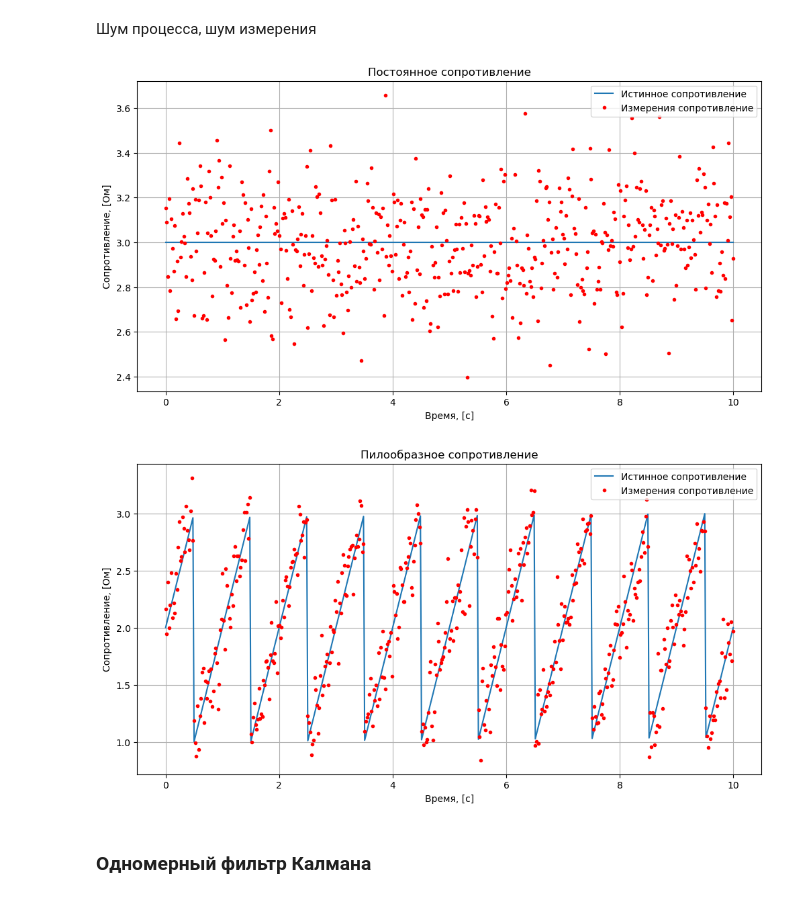
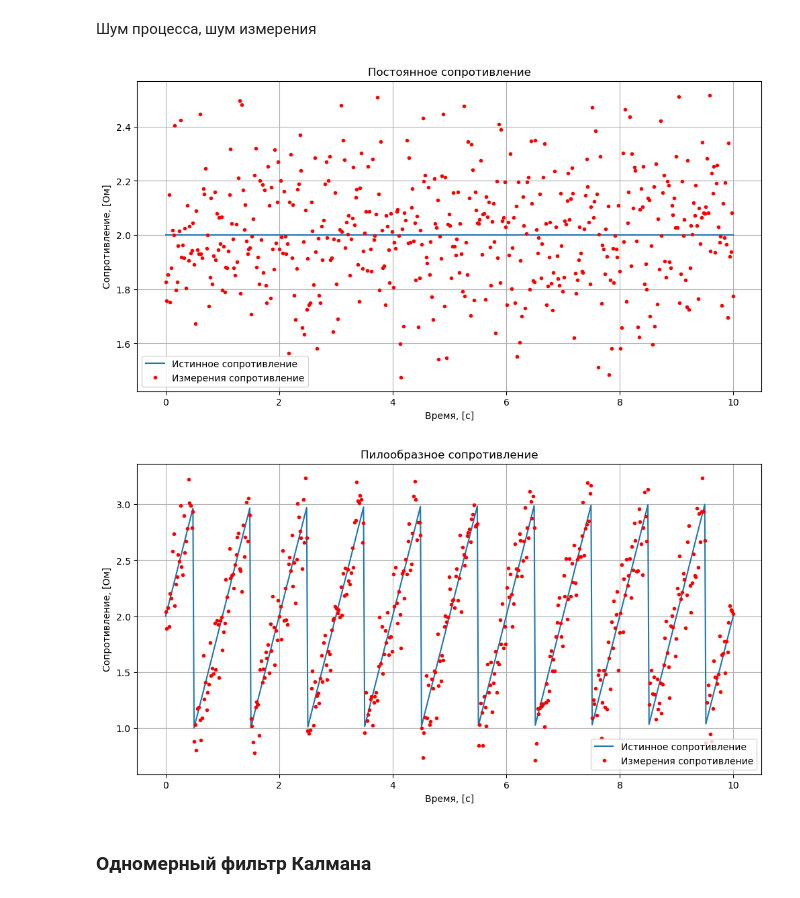
Before and after one commit to BROsandr/modeling_ius, a Jupyter notebook: lab2/lab02.ipynb, the cells around one changed output. Drawn from its saved outputs; the diff is of its cells as text; code cells hidden in the pictures.

```diff
--- a/lab2/lab02.ipynb
+++ b/lab2/lab02.ipynb
@@ -89,40 +89,42 @@
 import numpy as np
 import matplotlib.pyplot as plt
 from scipy import signal
+import scipy
+import pandas as pd
 
 # Параметры генерации данных
 n_points = 500         # Количество точек данных
 
 noise_std = 0.2
 
 amplitude = 2
 
 def get_resistance(t, f=1, offset=1, A=10, dyn=False):
   if not dyn:
     return [offset + A] * len(t) # 100 Ohm
   else:
     return offset + A / 2 + A / 2 * signal.sawtooth(2 * np.pi * f * t-np.pi)
 
 t = np.linspace(0, 10, n_points)  # Время от 0 до 10 секунд с 100 точками
 
-x_true_const = np.array(get_resistance(t, A=amplitude, dyn=False))
+x_true_const = np.array(get_resistance(t, A=amplitude, offset=0, dyn=False))
 
 z_const = x_true_const + np.random.normal(0, noise_std, n_points)
 
 # Визуализация сгенерированных данных
 plt.figure(figsize=(12, 6))
 plt.plot(t, x_true_const, label='Истинное сопротивление')
 plt.plot(t, z_const, 'r.', label='Измерения сопротивление')
 plt.xlabel('Время, [с]')
 plt.ylabel('Сопротивление, [Ом]')
 plt.legend()
 plt.grid()
 plt.title('Постоянное сопротивление')
 plt.show()
 # %% [output]
-[figure, old version]
+[figure, new version]
 # %%
-x_true_saw = np.array(get_resistance(t, A=amplitude, dyn=True))
+x_true_saw = np.array(get_resistance(t, A=amplitude, offset=1, dyn=True))
 
 z_saw = x_true_saw + np.random.normal(0, noise_std, n_points)
 
@@ -139,7 +141,7 @@ plt.grid()
 plt.title('Пилообразное сопротивление')
 plt.show()
 # %% [output]
-[figure, old version]
+[figure, new version]
 # %% [markdown]
 ### Одномерный фильтр Калмана
 # %%
```
Also changed, not shown: parts of 4 cells of this notebook.
